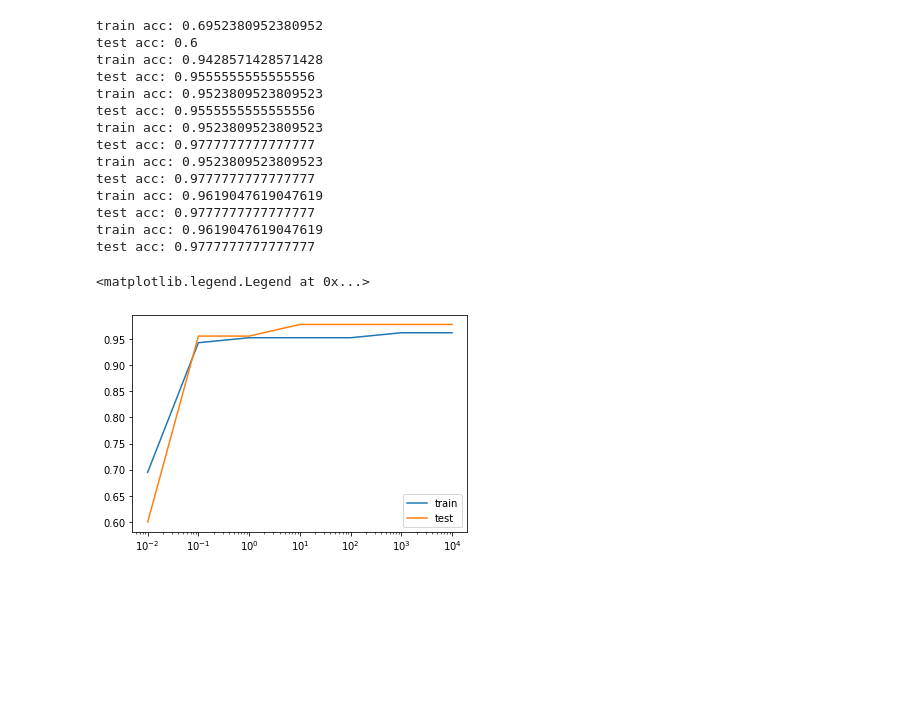
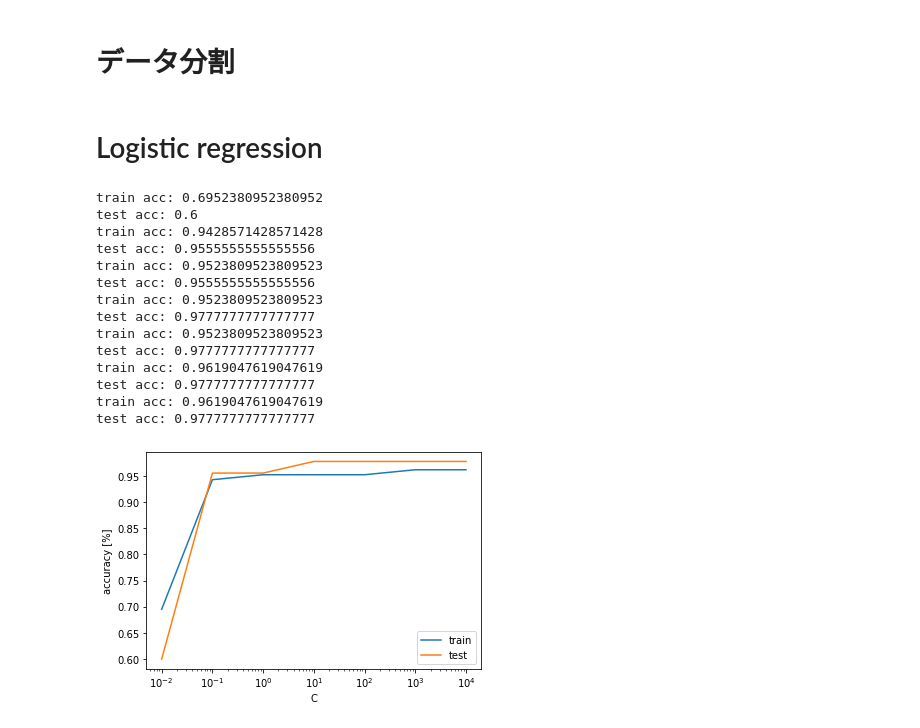
Before and after one commit to kentaroy47/lab-mlbook, a Jupyter notebook: chap3.ipynb, the cells around one changed output. Cells and saved outputs as stored; diff of their text form; code cells hidden in the pictures; blank space fills up the shorter version.

```diff
--- a/chap3.ipynb
+++ b/chap3.ipynb
@@ -10,3 +10,5 @@ target = iris.target
+# %% [markdown]
+# データ分割
 # %%
 from sklearn.model_selection import train_test_split
 X_train, X_test, y_train, y_test = train_test_split(data, target, test_size=0.3, random_state=0)
@@ -21,3 +65,5 @@ X_test_std = sc.transform(X_test)
+# %% [markdown]
+# Logistic regression
 # %%
 from sklearn.linear_model import LogisticRegression
 import matplotlib.pyplot as plt
@@ -33,33 +79,35 @@ for c in C:
     lr.fit(X_train_std, y_train)
     train_pred = lr.predict(X_train_std)
     train_ac = np.sum(y_train==train_pred)/len(train_pred)
 
     test_pred = lr.predict(X_test_std)
     test_ac = np.sum(y_test==test_pred)/len(test_pred)
 
     print("train acc:", train_ac)
     print("test acc:", test_ac)
     train_accs.append(train_ac)
     test_accs.append(test_ac)
 
+plt.xscale("log")
+plt.xlabel("C")
+plt.ylabel("accuracy [%]")
 plt.plot(C, train_accs, label="train")
 plt.plot(C, test_accs, label="test")
-plt.xscale("log")
 plt.legend()
+plt.show()
 # %% [output]
 train acc: 0.6952380952380952
 test acc: 0.6
 train acc: 0.9428571428571428
 test acc: 0.9555555555555556
 train acc: 0.9523809523809523
 test acc: 0.9555555555555556
 train acc: 0.9523809523809523
 test acc: 0.9777777777777777
 train acc: 0.9523809523809523
 test acc: 0.9777777777777777
 train acc: 0.9619047619047619
 test acc: 0.9777777777777777
 train acc: 0.9619047619047619
 test acc: 0.9777777777777777
-<matplotlib.legend.Legend at 0x...>
-[figure, old version]
+[figure, new version]
```
Also changed, not shown: parts of 8 cells of this notebook.
